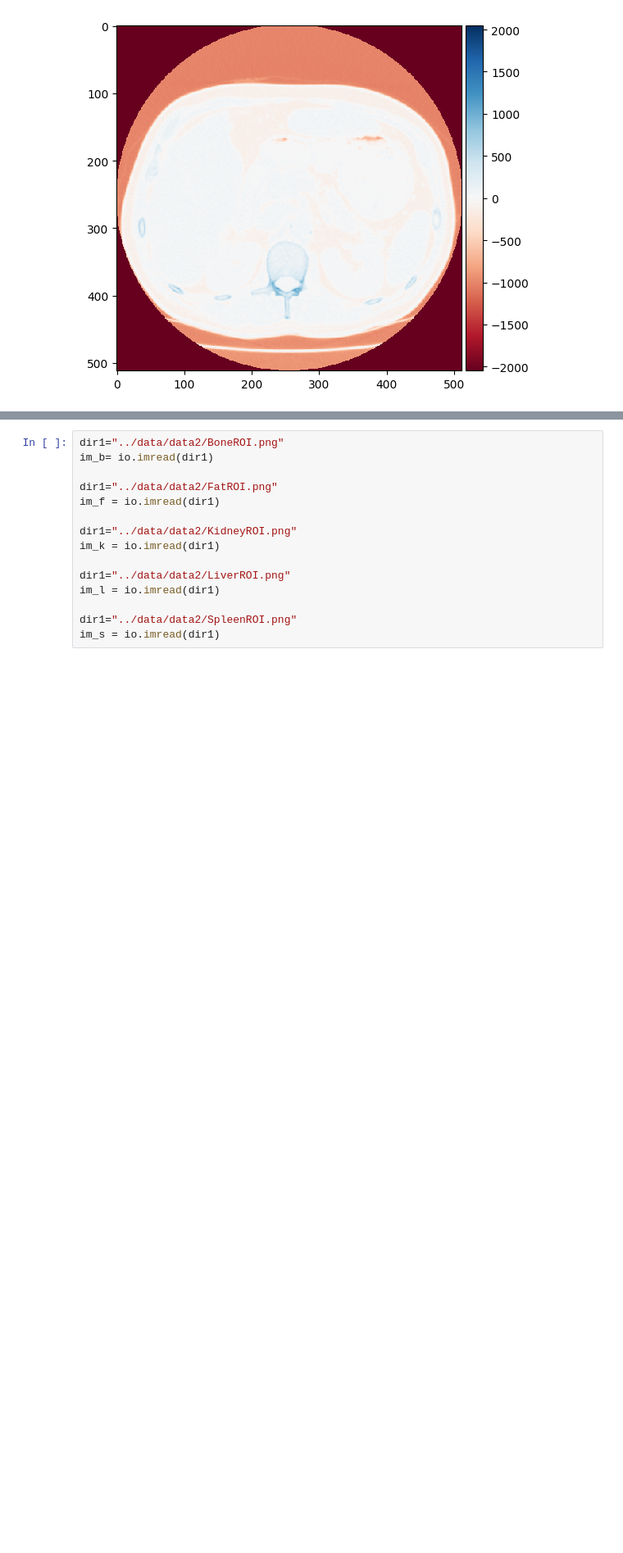
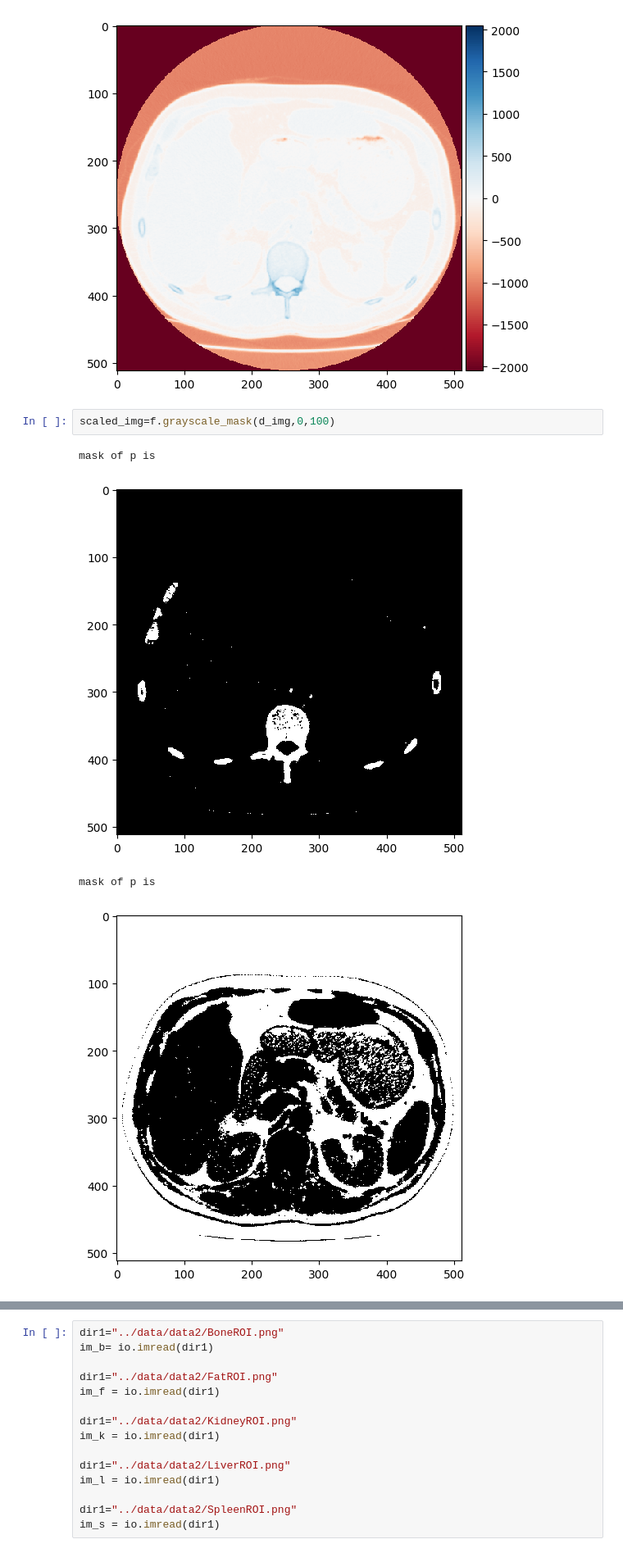
Before and after one commit to MikkelDitlevOlsen1/image_notes, a Jupyter notebook: notar/ex_6.ipynb, the cells around one changed output, grey strips where cells are left out. Shown at 82% size. Drawn from its saved outputs; the diff is of its cells as text; blank space fills up the shorter version.

```diff
--- a/notar/ex_6.ipynb
+++ b/notar/ex_6.ipynb
@@ -31,4 +31,11 @@ d_img=l.load_dicom("../data/data2/Training.dcm")
 int16
 1114
 [figure]
+# %%
+scaled_img=f.grayscale_mask(d_img,0,100)
+# %% [output]
+mask of p is
+[figure, added]
+mask of p is
+[figure, added]
 # %%
```
Also changed, not shown: parts of 9 cells of this notebook, 3 other files.
